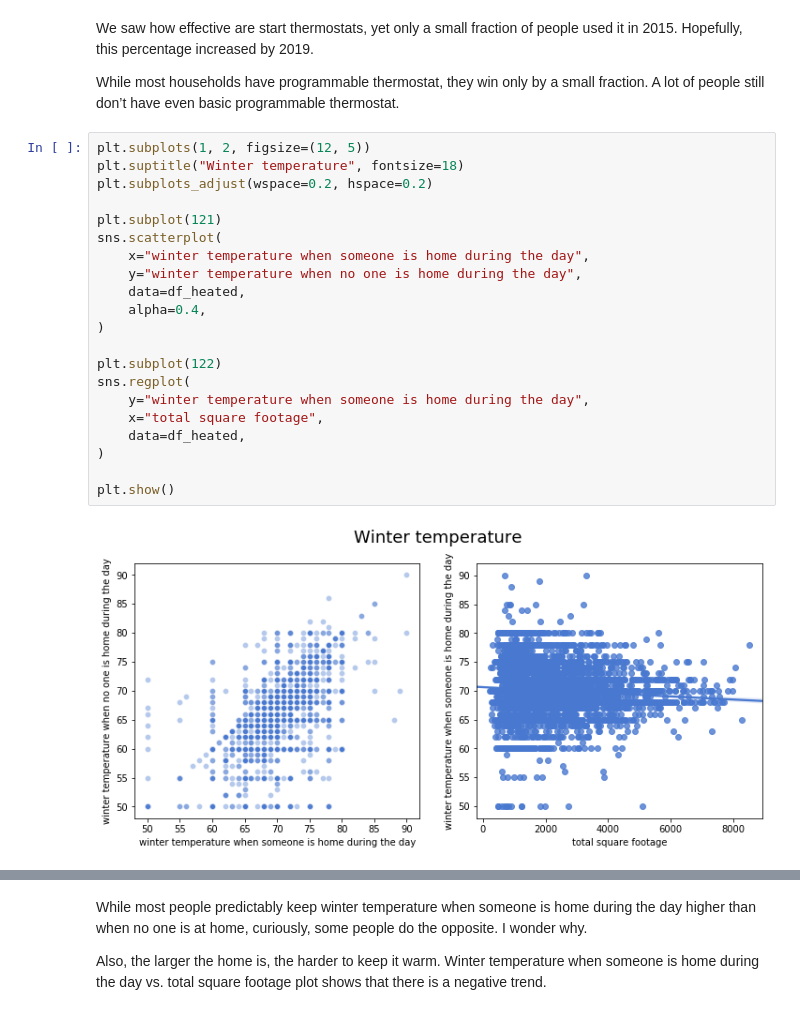
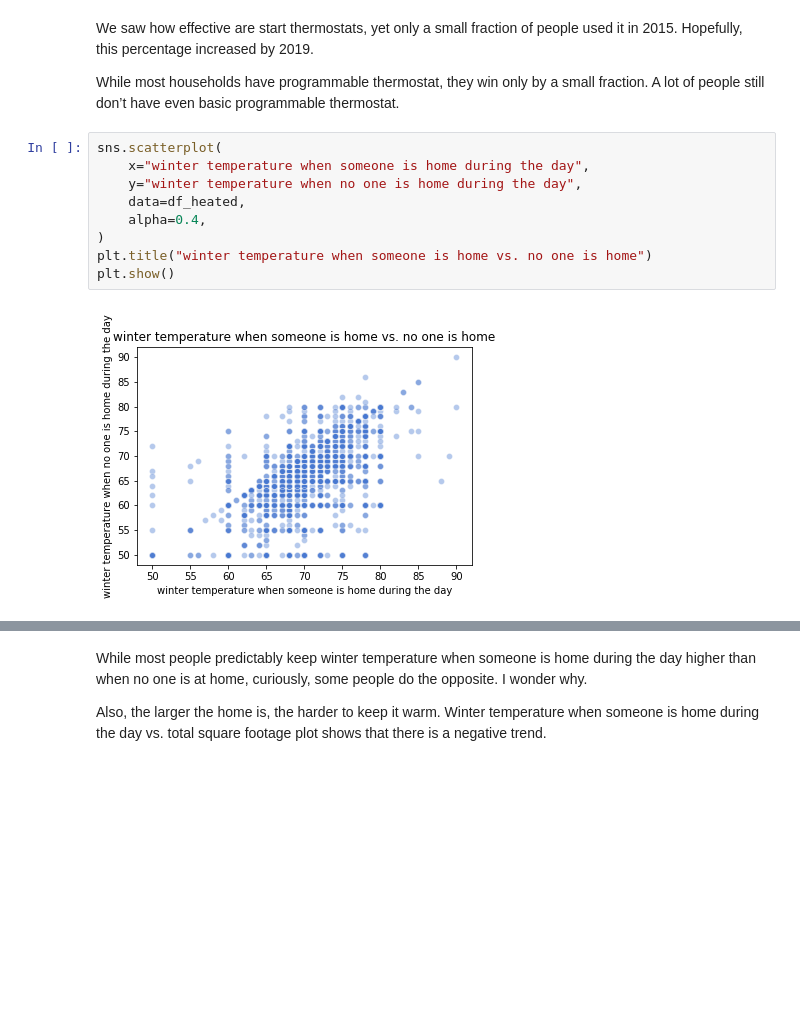
Before and after one commit to JuliaZozulia/Predicting_utilitiy_cost, a Jupyter notebook: storytelling.ipynb, the cells around one changed output, grey strips where cells are left out. Drawn from its saved outputs; the diff is of its cells as text; blank space fills up the shorter version.

```diff
--- a/storytelling.ipynb
+++ b/storytelling.ipynb
@@ -189,25 +191,13 @@ We saw how effective are start thermostats, yet only a small fraction of people
 
 While most households have programmable thermostat, they win only by a small fraction. A lot of people still don’t have even basic programmable thermostat.
 # %%
-plt.subplots(1, 2, figsize=(12, 5))
-plt.suptitle("Winter temperature", fontsize=18)
-plt.subplots_adjust(wspace=0.2, hspace=0.2)
-
-plt.subplot(121)
 sns.scatterplot(
     x="winter temperature when someone is home during the day",
     y="winter temperature when no one is home during the day",
     data=df_heated,
     alpha=0.4,
 )
-
-plt.subplot(122)
-sns.regplot(
-    y="winter temperature when someone is home during the day",
-    x="total square footage",
-    data=df_heated,
-)
-
+plt.title("winter temperature when someone is home vs. no one is home")
 plt.show()
 # %% [output]
-[figure, old version]
+[figure, new version]
```
Also changed, not shown: parts of 11 cells of this notebook.
